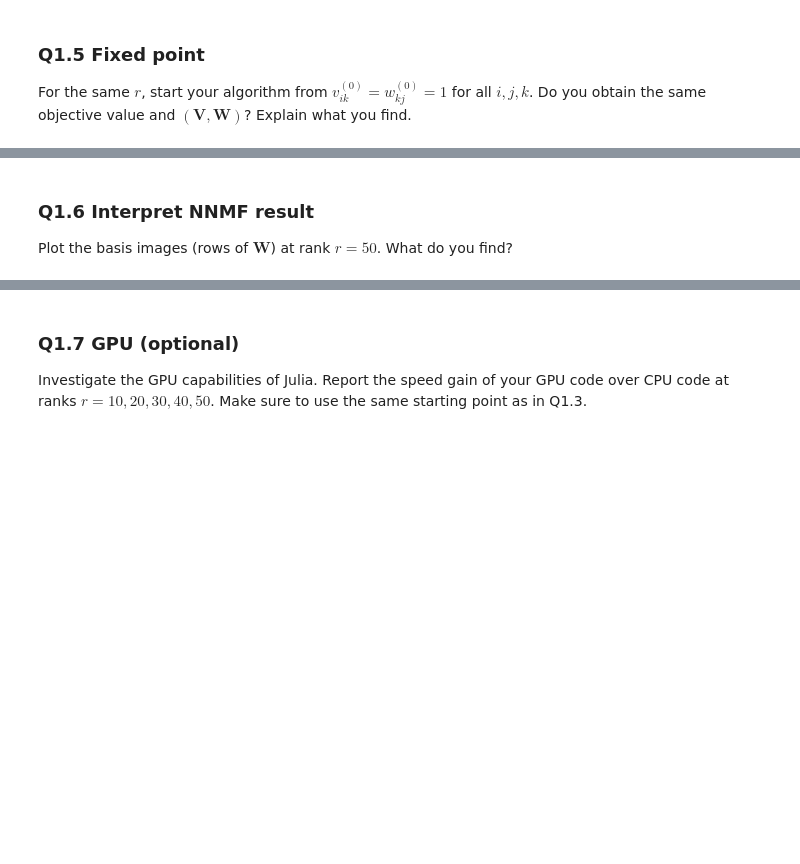
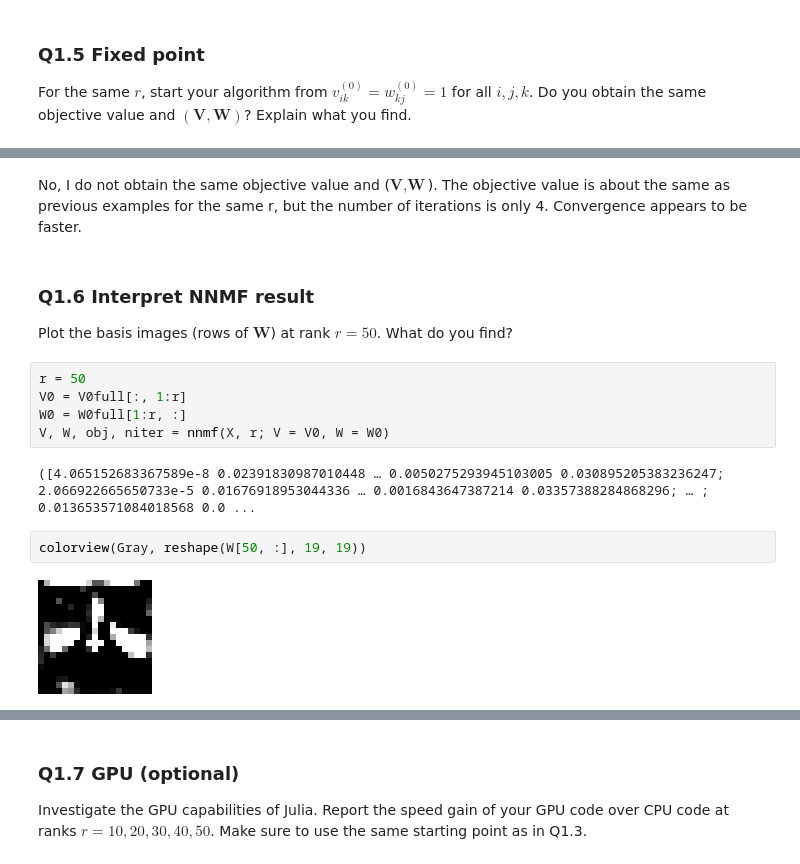
Before and after one commit to 15shethami/biostat-257-2022-spring, a Jupyter notebook: hw2/hw02.ipynb, the cells around one changed output, grey strips where cells are left out. Cells and saved outputs as stored; diff of their text form; blank space fills up the shorter version.

```diff
--- a/hw2/hw02.ipynb
+++ b/hw2/hw02.ipynb
@@ -294,4 +314,17 @@ For the same $r$, start your algorithm from $v_{ik}^{(0)} = w_{kj}^{(0)} = 1$ fo
+# %% [markdown]
+No, I do not obtain the same objective value and ($\textbf{V}, \textbf{W}$). The objective value is about the same as previous examples for the same r, but the number of iterations is only 4. Convergence appears to be faster.
 # %% [markdown]
 ### Q1.6 Interpret NNMF result
 
 Plot the basis images (rows of $\mathbf{W}$) at rank $r=50$. What do you find?
+# %%
+r = 50
+V0 = V0full[:, 1:r]
+W0 = W0full[1:r, :]
+V, W, obj, niter = nnmf(X, r; V = V0, W = W0)
+# %% [output]
+([4.065152683367589e-8 0.02391830987010448 … 0.0050275293945103005 0.030895205383236247; 2.066922665650733e-5 0.01676918953044336 … 0.0016843647387214 0.03357388284868296; … ; 0.013653571084018568 0.0 ...
+# %%
+colorview(Gray, reshape(W[50, :], 19, 19))
+# %% [output]
+[figure, added]
```
Also changed, not shown: parts of 9 cells of this notebook.
